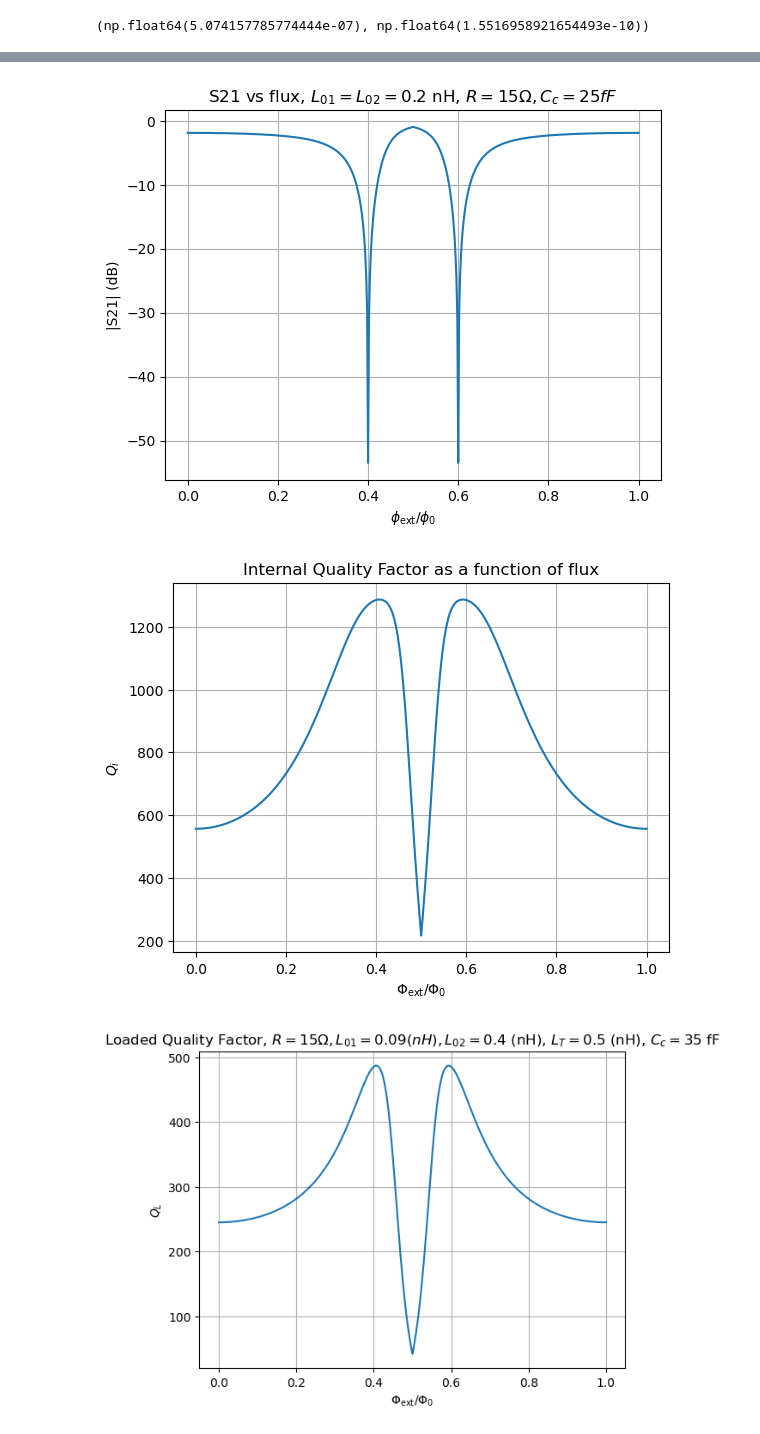
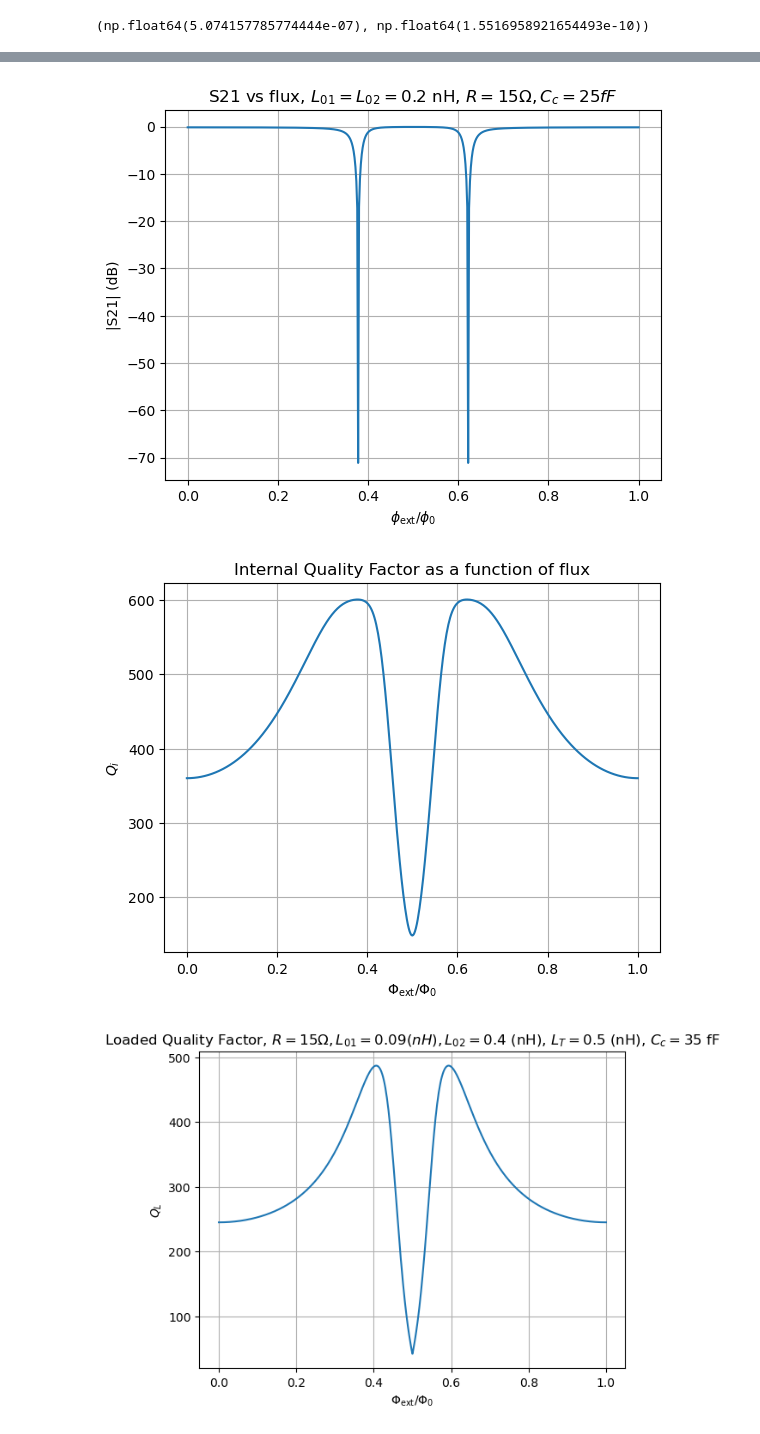
Before and after one commit to foysalx/Tunable-Coupler, a Jupyter notebook: TC-Main-001/TC-ABCD.ipynb, the cells around one changed output, grey strips where cells are left out. Saved outputs shown, nothing was run; the diff lists cells and outputs as text; code cells hidden in the pictures.

```diff
--- a/TC-Main-001/TC-ABCD.ipynb
+++ b/TC-Main-001/TC-ABCD.ipynb
@@ -52,18 +52,18 @@ h = 6.626*10**(-34)
 hbar = h/(2*np.pi)
 # %%
 # Constant values and sweep parameters
-N = 2001
+N = 1001
 M = 501
-L01 = 0.09e-9 #1.73333071e-10
-L02 = 0.4e-9 #1.73333071e-10
-LT = 0.5e-9 # Base value of the josephson junction tunable inductance
-R_j = 5 # resistance of the resistor
+L01 = 0.17735e-9 #1.73333071e-10
+L02 = 0.32e-9 #1.73333071e-10
+LT = 0.6307e-9 # Base value of the josephson junction tunable inductance
+R_j = 2 # resistance of the resistor
 phi_ext = np.linspace(0*2*np.pi, 1*2*np.pi, M) # for magnetic flux sweep
 #Z_0 = 50 # characteristic input impedance
 #fr = 5e9
 f_r = np.linspace(5.7e9, 7e9, N) # for frequency sweep
 w_r = 2*np.pi*f_r
-C_c = (42e-15)  # coupling capacitance to the transmission line (not shown in the setup)
+C_c = (35e-15)  # coupling capacitance to the transmission line (not shown in the setup)
 CT = 5e-15
 #Rn = (LT*np.pi*2*delta_0)/hbar
 
@@ -187,10 +187,10 @@ res_cpw_param_set = calc_cpw_param_set(
 #calc_target_length(6.85e9, res_cpw_param_set)
 # f = calc_target_frequency(5122.618693762872, res_cpw_param_set)
 #l_f = l/1e6
-l = calc_target_length(7e9, res_cpw_param_set)
+l = 1e6 / (4 * 7e9 * np.sqrt(4.913e-7 * 1.285e-10)) #calc_target_length(7e9, res_cpw_param_set)
 l_f = l/1e6
-L_l = res_cpw_param_set['inductance']
-C_l = res_cpw_param_set['capacitance']
+L_l = 4.953e-7 #res_cpw_param_set['inductance']
+C_l = 1.285e-10 #res_cpw_param_set['capacitance']
 Z_0 = np.sqrt(L_l/C_l)
 Z_0
 # %% [output]
@@ -240,7 +240,7 @@ for i in range(N):
         Z_branch_vals[:, :, i, j] = branch(Z_tot_vals[i,j])
         #fullM_vals[:, :, i, j] = ABCD(Z_tline_vals_1[:, :, i], Z_branch_vals[:, :, i, j], Z_tline_vals_2[:, :, i])
         fullM_vals[:, :, i, j] = ABCD(I1, Z_branch_vals[:, :, i, j], I2)
-        S21_vals[i, j] = S21(fullM_vals[0, 0, i, j], fullM_vals[0, 1, i, j], fullM_vals[1, 0, i, j], fullM_vals[1, 1, i, j], Z_0)
+        S21_vals[i, j] = S21(fullM_vals[0, 0, i, j], fullM_vals[0, 1, i, j], fullM_vals[1, 0, i, j], fullM_vals[1, 1, i, j], 50)
 # %%
 plt.figure(figsize=(8, 6))
 plt.imshow(20*np.log10(np.abs(S21_vals)), extent = [0, 1, 5.7, 7], origin='lower', aspect='auto', cmap='viridis')
@@ -308,7 +308,7 @@ plt.ylabel('|S21| (dB)')
 plt.title(r'S21 vs flux, $L_{01} = L_{02} = 0.2$ nH, $R = 15 \Omega, C_c = 25 fF$')
 plt.grid(True)
 # %% [output]
-[figure, old version]
+[figure, new version]
 # %%
 from scipy.optimize import curve_fit
 def lorentzian_dip_power(f, f0, Q_L, baseline, Q_e_inv):
@@ -370,15 +370,15 @@ def calculate_q_factors(freq, S21_vals):
     return q_loaded, q_internal, q_external, f0_fits
 # %%
 q_L, q_i, q_e, f0_array = calculate_q_factors(freq, S21_vals)
-plt.plot(phi_ext/(2*np.pi), q_i)
+plt.plot(phi_ext/(2*np.pi), (1/q_i+1/850)**(-1))
 plt.xlabel(r'$\Phi_{\rm ext}/\Phi_0$')
 plt.ylabel(r'$Q_{i}$')
 plt.title(r"Internal Quality Factor as a function of flux")
 plt.grid(True)
 #plt.legend()
 plt.show()
 # %% [output]
-[figure, old version]
+[figure, new version]
 # %%
 plt.plot(phi_ext/(2*np.pi), q_L)
 plt.xlabel(r'$\Phi_{\rm ext}/\Phi_0$')
```
Also changed, not shown: parts of 9 cells of this notebook, 14 other files.
